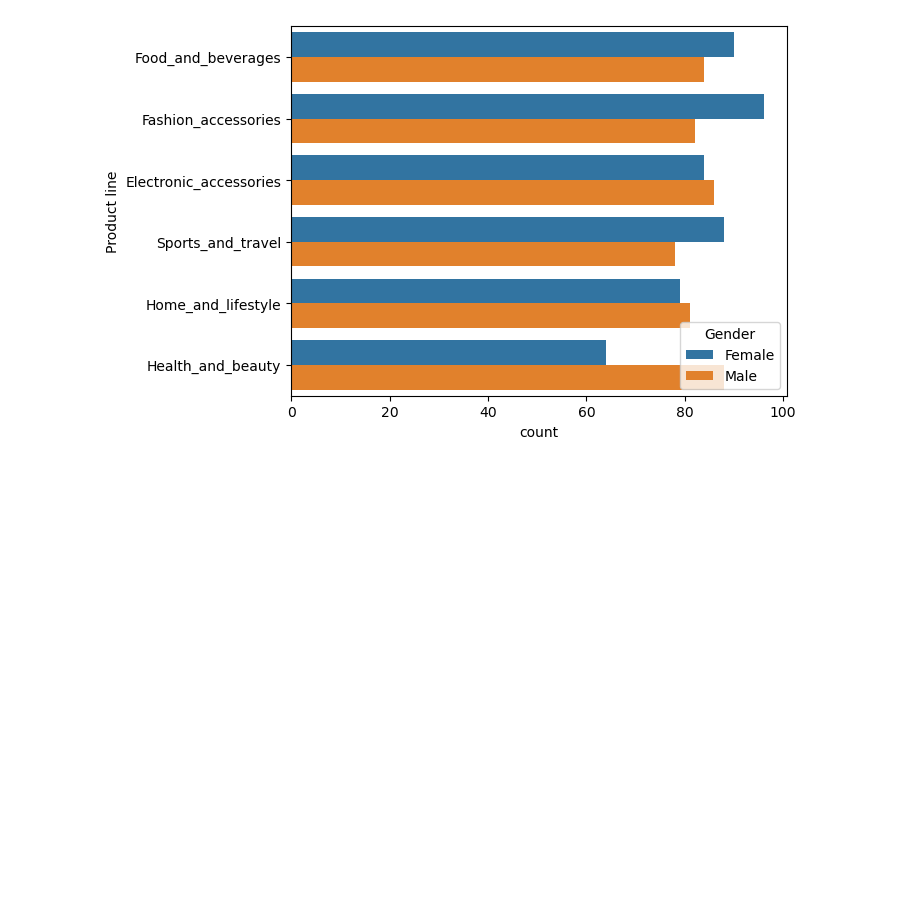
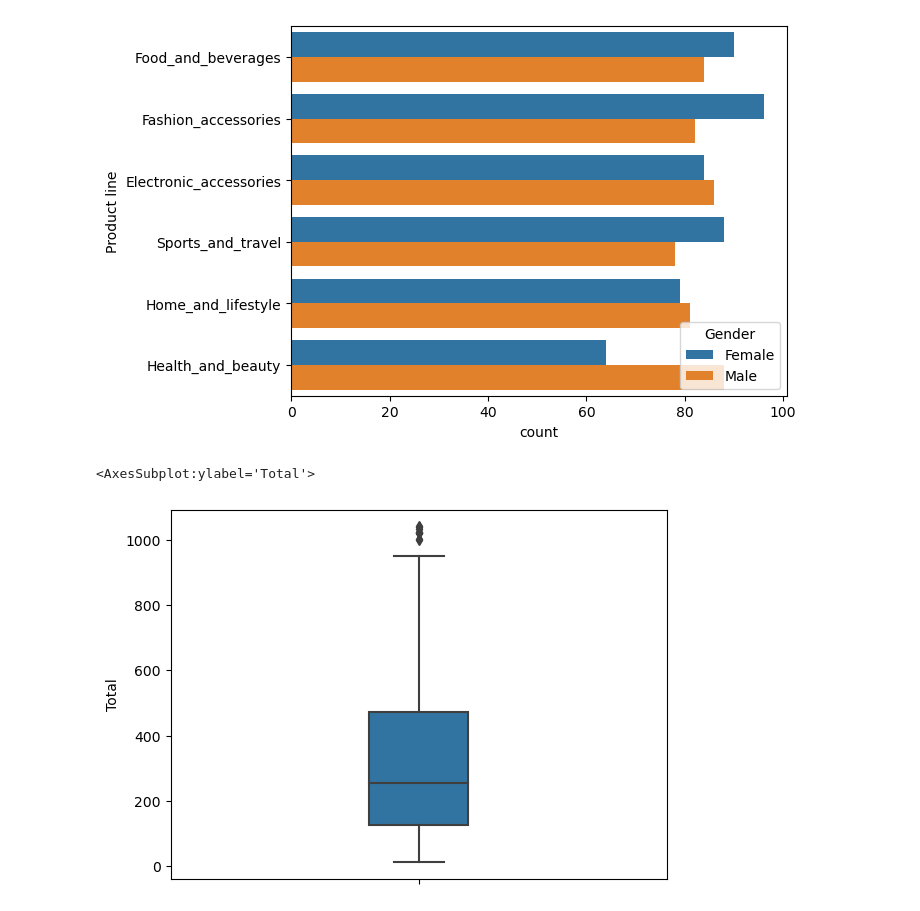
Before and after one commit to watasabi/machine_learning, a Jupyter notebook: seaborn/seaborn_journey.ipynb, the cells around one changed output. Cells and saved outputs as stored; diff of their text form; code cells hidden in the pictures; blank space fills up the shorter version.

```diff
--- a/seaborn/seaborn_journey.ipynb
+++ b/seaborn/seaborn_journey.ipynb
@@ -61,3 +61,8 @@ sns.countplot(y = mart['Product line'], hue = mart['Gender'])
 # %% [output]
 <AxesSubplot:xlabel='count', ylabel='Product line'>
 [figure]
+# %%
+sns.boxplot(y = 'Total', data = mart, width= 0.2)
+# %% [output]
+<AxesSubplot:ylabel='Total'>
+[figure, added]
```
Also changed, not shown: parts of 17 cells of this notebook.
